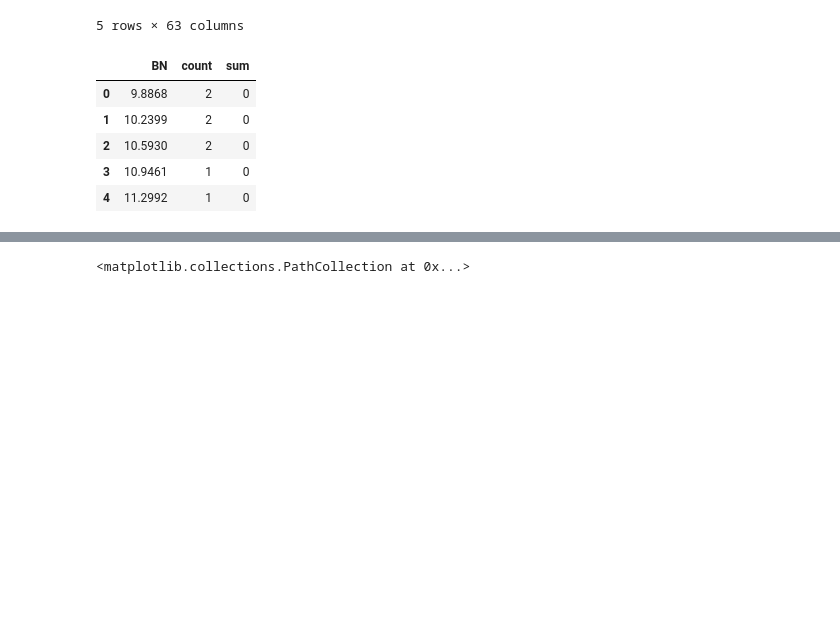
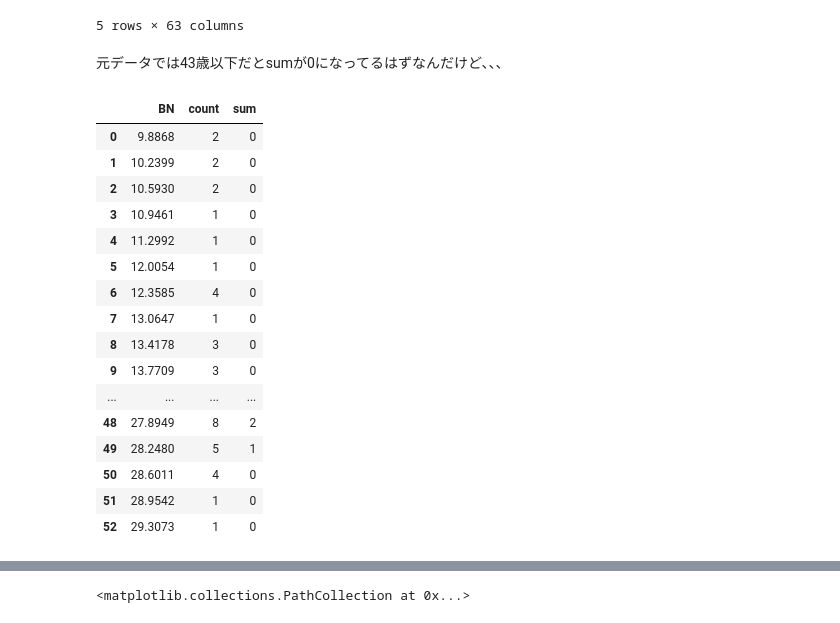
Before and after one commit to srs-1123/ICR-Identifying-Age-Related-Conditions, a Jupyter notebook: src/EDA.ipynb, the cells around one changed output, grey strips where cells are left out. Cells and saved outputs as stored; diff of their text form; code cells hidden in the pictures; blank space fills up the shorter version.

```diff
--- a/src/EDA.ipynb
+++ b/src/EDA.ipynb
@@ -112,13 +108,25 @@ data.head()
 | 3 | 043ac50845d5 | 0.252107 | 3819.65177 | 120.201618 | 77.112203 | 8.138688 | 3.685344 | 0.025578 | 11.053708 | 1.229900 | ... | ... |
 | 4 | 044fb8a146ec | 0.380297 | 3733.04844 | 85.200147 | 14.103738 | 8.138688 | 3.942255 | 0.054810 | 3.396778 | 102.151980 | ... | ... |
 5 rows × 63 columns
-# %%
-BN_class_count = data.groupby('BN')['Class'].agg({'count','sum'}).reset_index()
-BN_class_count.head()
-# %% [output]
-|  | BN | count | sum |
-| 0 | 9.8868 | 2 | 0 |
-| 1 | 10.2399 | 2 | 0 |
-| 2 | 10.5930 | 2 | 0 |
-| 3 | 10.9461 | 1 | 0 |
-| 4 | 11.2992 | 1 | 0 |
+# %% [markdown]
+元データでは43歳以下だとsumが0になってるはずなんだけど、、、
+# %%
+data.groupby('BN')['Class'].agg({'count','sum'}).reset_index()
+# %% [output]
+|  | BN | count | sum |
+| 0 | 9.8868 | 2 | 0 |
+| 1 | 10.2399 | 2 | 0 |
+| 2 | 10.5930 | 2 | 0 |
+| 3 | 10.9461 | 1 | 0 |
+| 4 | 11.2992 | 1 | 0 |
+| 5 | 12.0054 | 1 | 0 |
+| 6 | 12.3585 | 4 | 0 |
+| 7 | 13.0647 | 1 | 0 |
+| 8 | 13.4178 | 3 | 0 |
+| 9 | 13.7709 | 3 | 0 |
+| ... | ... | ... | ... |
+| 48 | 27.8949 | 8 | 2 |
+| 49 | 28.2480 | 5 | 1 |
+| 50 | 28.6011 | 4 | 0 |
+| 51 | 28.9542 | 1 | 0 |
+| 52 | 29.3073 | 1 | 0 |
```
Also changed, not shown: parts of 28 cells of this notebook, 1 other file.
